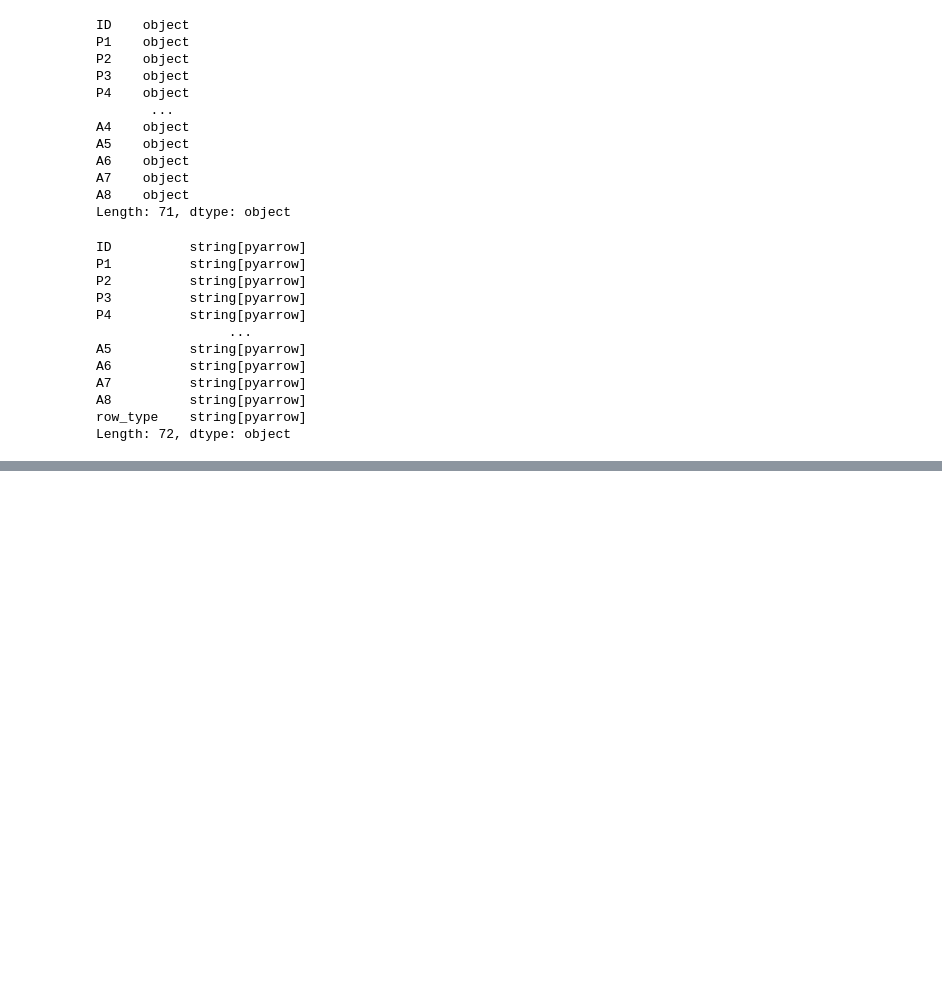
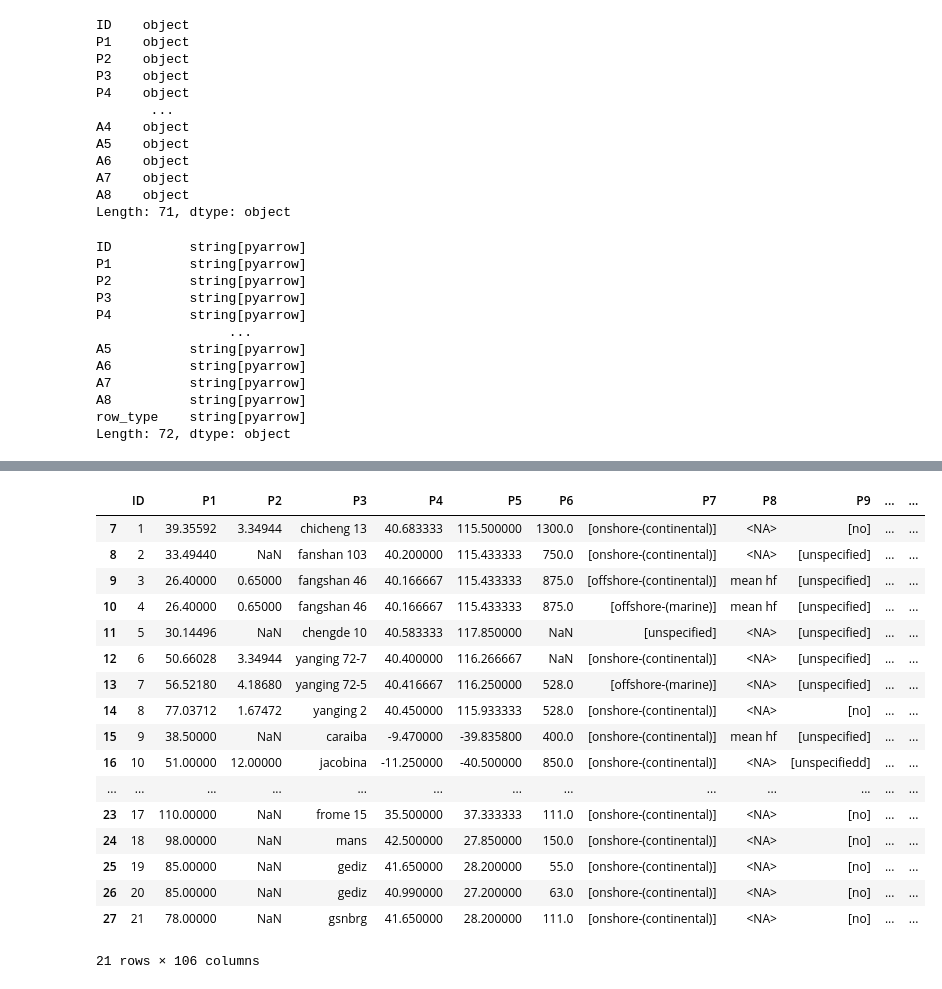
Before and after one commit to viktoriadergunova/hfqa_tool, a Jupyter notebook: parquet.ipynb, the cells around one changed output, grey strips where cells are left out. Drawn from its saved outputs; the diff is of its cells as text; code cells hidden in the pictures; blank space fills up the shorter version.

```diff
--- a/parquet.ipynb
+++ b/parquet.ipynb
@@ -10,5 +9,5 @@ importlib.reload(normalization)
 # %%
-with open(r"C:\Users\dergun\Documents\hfqa_tool\hf_schema.yaml", "r", encoding="utf-8") as f:
+with open(r"hf_schema.yaml", "r", encoding="utf-8") as f:
     schema = yaml.safe_load(f)
 
 schema
@@ -68,7 +67,7 @@ df_raw_str.to_parquet(
 # %%
 # Load Parquet in as String
 df_raw_parquet_string = pd.read_parquet(
-    r"C:\Users\dergun\Documents\hfqa_tool\testing\Abc_xyz_2008_raw.parquet",
+    r"./testing/Abc_xyz_2008_raw.parquet",
     dtype_backend="pyarrow"
 ).astype("string[pyarrow]")
 df_raw_parquet_string
@@ -88,4 +87,11 @@ A8          string[pyarrow]
 row_type    string[pyarrow]
 Length: 72, dtype: object
 # %%
-normalize_dataframe = normalization.normalize_only_data_rows(df_raw_parquet_string,schema)
+df_meta, df_data_norm = normalization.normalize_only_data_rows(
+    df_raw_parquet_string,
+    schema,
+)
+
+df_data_norm.dtypes
+
+df_meta
@@ -112,0 +108,10 @@ normalize_dataframe
+# %%
+# 2) type-cast only data rows
+df_data_typed = apply_schema_types(df_data_norm, schema)
+
+
+
+# 4) now dtypes here are your ground truth
+print(df_data_typed.dtypes)
+warns = verify_schema_types(df_data_typed, schema).query("status == 'OK'")
+print(warns)
@@ -112,0 +171,22 @@ normalize_dataframe
+# %%
+df_checked_mandatory = add_mandatory_flags(df_data_typed, schema)
+df_checked_mandatory
+# %% [output]
+|  | ID | P1 | P2 | P3 | P4 | P5 | P6 | P7 | P8 | P9 | ... | ... |
+| 7 | 1 | 39.35592 | 3.34944 | chicheng 13 | 40.683333 | 115.500000 | 1300.0 | [onshore-(continental)] | <NA> | [no] | ... | ... |
+| 8 | 2 | 33.49440 | NaN | fanshan 103 | 40.200000 | 115.433333 | 750.0 | [onshore-(continental)] | <NA> | [unspecified] | ... | ... |
+| 9 | 3 | 26.40000 | 0.65000 | fangshan 46 | 40.166667 | 115.433333 | 875.0 | [offshore-(continental)] | mean hf | [unspecified] | ... | ... |
+| 10 | 4 | 26.40000 | 0.65000 | fangshan 46 | 40.166667 | 115.433333 | 875.0 | [offshore-(marine)] | mean hf | [unspecified] | ... | ... |
+| 11 | 5 | 30.14496 | NaN | chengde 10 | 40.583333 | 117.850000 | NaN | [unspecified] | <NA> | [unspecified] | ... | ... |
+| 12 | 6 | 50.66028 | 3.34944 | yanging 72-7 | 40.400000 | 116.266667 | NaN | [onshore-(continental)] | <NA> | [unspecified] | ... | ... |
+| 13 | 7 | 56.52180 | 4.18680 | yanging 72-5 | 40.416667 | 116.250000 | 528.0 | [offshore-(marine)] | <NA> | [unspecified] | ... | ... |
+| 14 | 8 | 77.03712 | 1.67472 | yanging 2 | 40.450000 | 115.933333 | 528.0 | [onshore-(continental)] | <NA> | [no] | ... | ... |
+| 15 | 9 | 38.50000 | NaN | caraiba | -9.470000 | -39.835800 | 400.0 | [onshore-(continental)] | mean hf | [unspecified] | ... | ... |
+| 16 | 10 | 51.00000 | 12.00000 | jacobina | -11.250000 | -40.500000 | 850.0 | [onshore-(continental)] | <NA> | [unspecifiedd] | ... | ... |
+| ... | ... | ... | ... | ... | ... | ... | ... | ... | ... | ... | ... | ... |
+| 23 | 17 | 110.00000 | NaN | frome 15 | 35.500000 | 37.333333 | 111.0 | [onshore-(continental)] | <NA> | [no] | ... | ... |
+| 24 | 18 | 98.00000 | NaN | mans | 42.500000 | 27.850000 | 150.0 | [onshore-(continental)] | <NA> | [no] | ... | ... |
+| 25 | 19 | 85.00000 | NaN | gediz | 41.650000 | 28.200000 | 55.0 | [onshore-(continental)] | <NA> | [no] | ... | ... |
+| 26 | 20 | 85.00000 | NaN | gediz | 40.990000 | 27.200000 | 63.0 | [onshore-(continental)] | <NA> | [no] | ... | ... |
+| 27 | 21 | 78.00000 | NaN | gsnbrg | 41.650000 | 28.200000 | 111.0 | [onshore-(continental)] | <NA> | [no] | ... | ... |
+21 rows × 106 columns
```
Also changed, not shown: parts of 11 cells of this notebook, 1 other file.
